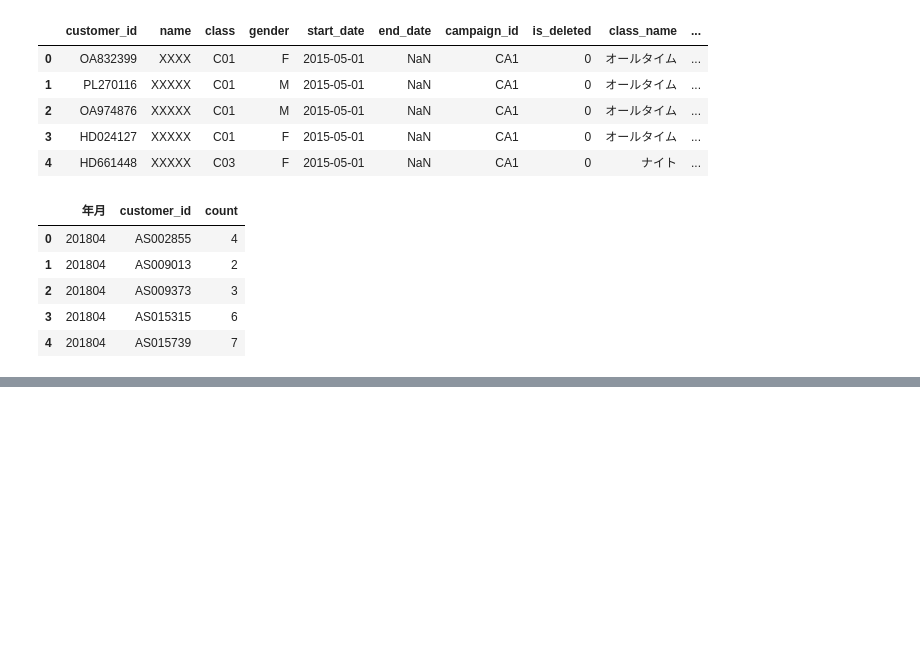
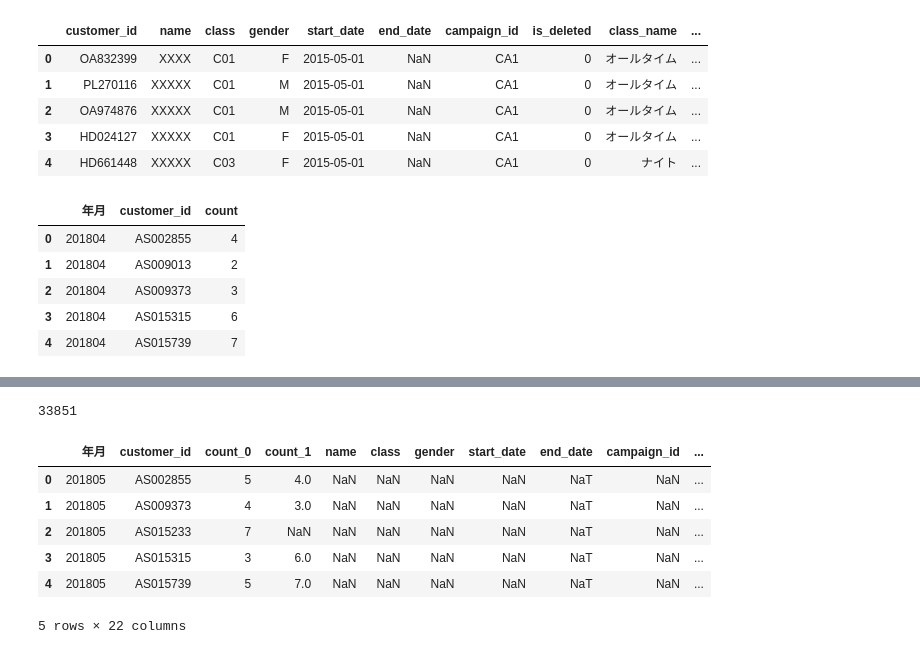
Before and after one commit to shota98501/Data_Scientist, a Jupyter notebook: Knock(DirtyData)/Dirty_Data5/Data_Analysis/Dirty_Data5.ipynb, the cells around one changed output, grey strips where cells are left out. Drawn from its saved outputs; the diff is of its cells as text; code cells hidden in the pictures; blank space fills up the shorter version.

```diff
--- a/Knock(DirtyData)/Dirty_Data5/Data_Analysis/Dirty_Data5.ipynb
+++ b/Knock(DirtyData)/Dirty_Data5/Data_Analysis/Dirty_Data5.ipynb
@@ -24,11 +24,11 @@ uselog_months.head()
 year_months = list(uselog_months["年月"].unique())
 uselog = pd.DataFrame()
 for i in range(1, len(year_months)):
-    tmp = uselog_months.loc(uselog_months["年月"] == year_months[i]).copy()
+    tmp = uselog_months.loc[uselog_months["年月"] == year_months[i]].copy()
     tmp.rename(columns={"count":"count_0"}, inplace=True)
     tmp_before = uselog_months.loc[uselog_months["年月"]==year_months[i-1]].copy()
     del tmp_before["年月"]
-    tmp_before.rename(columns={"count":"count_1"}, implace=True)
+    tmp_before.rename(columns={"count":"count_1"}, inplace=True)
     tmp = pd.merge(tmp, tmp_before, on="customer_id", how="left")
     uselog = pd.concat([uselog,tmp], ignore_index=True)
 uselog.head()
@@ -34,0 +42,22 @@ uselog.head()
+# %%
+from dateutil.relativedelta import relativedelta
+exit_customer = customer.loc[customer["is_deleted"]==1].copy()
+exit_customer["exit_date"] = None
+exit_customer["end_date"] = pd.to_datetime(exit_customer["end_date"])
+for i in exit_customer.index:
+    exit_customer.loc[i,"exit_date"] = exit_customer.loc[i,"end_date"] - relativedelta(months=1)
+exit_customer["exit_date"] = pd.to_datetime(exit_customer["exit_date"])
+exit_customer["年月"] = exit_customer["exit_date"].dt.strftime("%Y%m")
+uselog["年月"] = uselog["年月"].astype(str)
+exit_uselog = pd.merge(uselog, exit_customer, on=["customer_id", "年月"],how="left")
+print(len(uselog))
+exit_uselog.head()
+# %% [output]
+33851
+|  | 年月 | customer_id | count_0 | count_1 | name | class | gender | start_date | end_date | campaign_id | ... |
+| 0 | 201805 | AS002855 | 5 | 4.0 | NaN | NaN | NaN | NaN | NaT | NaN | ... |
+| 1 | 201805 | AS009373 | 4 | 3.0 | NaN | NaN | NaN | NaN | NaT | NaN | ... |
+| 2 | 201805 | AS015233 | 7 | NaN | NaN | NaN | NaN | NaN | NaT | NaN | ... |
+| 3 | 201805 | AS015315 | 3 | 6.0 | NaN | NaN | NaN | NaN | NaT | NaN | ... |
+| 4 | 201805 | AS015739 | 5 | 7.0 | NaN | NaN | NaN | NaN | NaT | NaN | ... |
+5 rows × 22 columns
```
Also changed, not shown: parts of 2 cells of this notebook.
